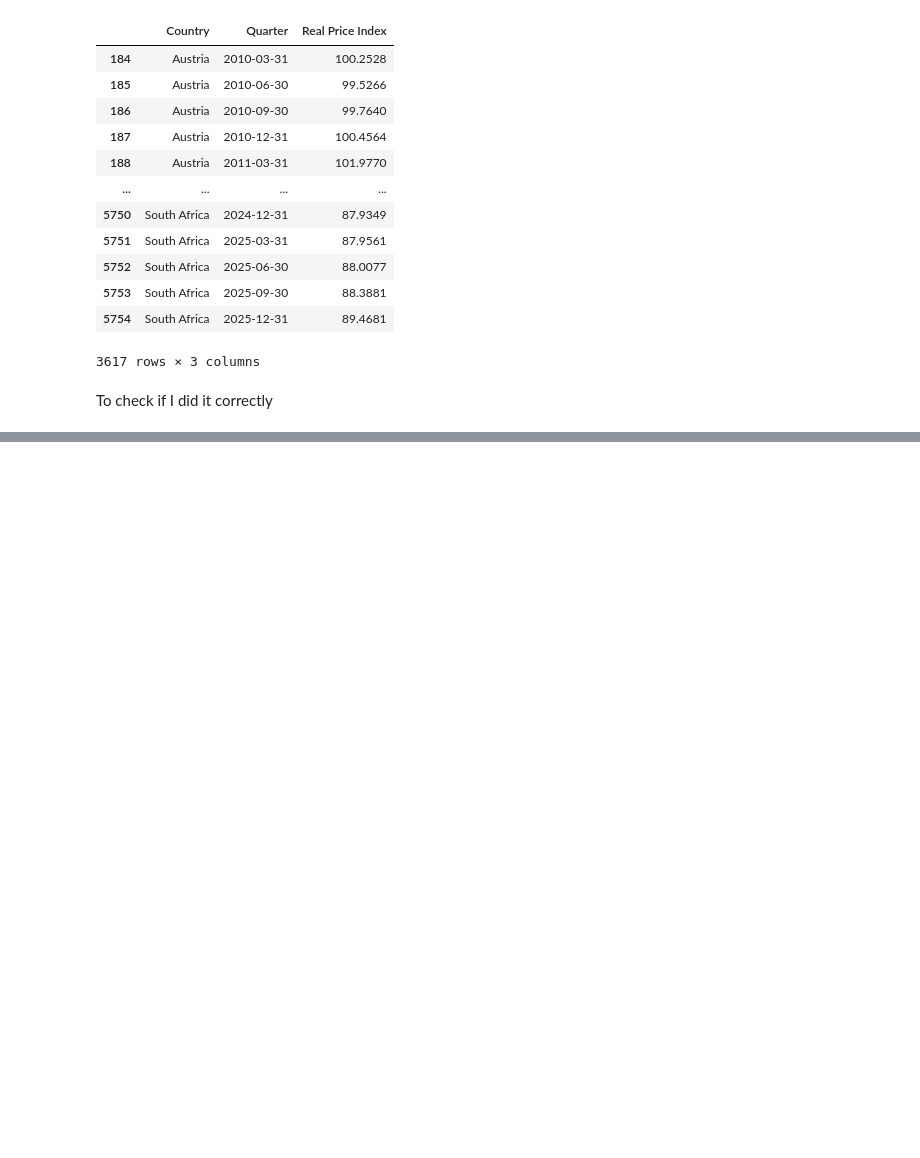
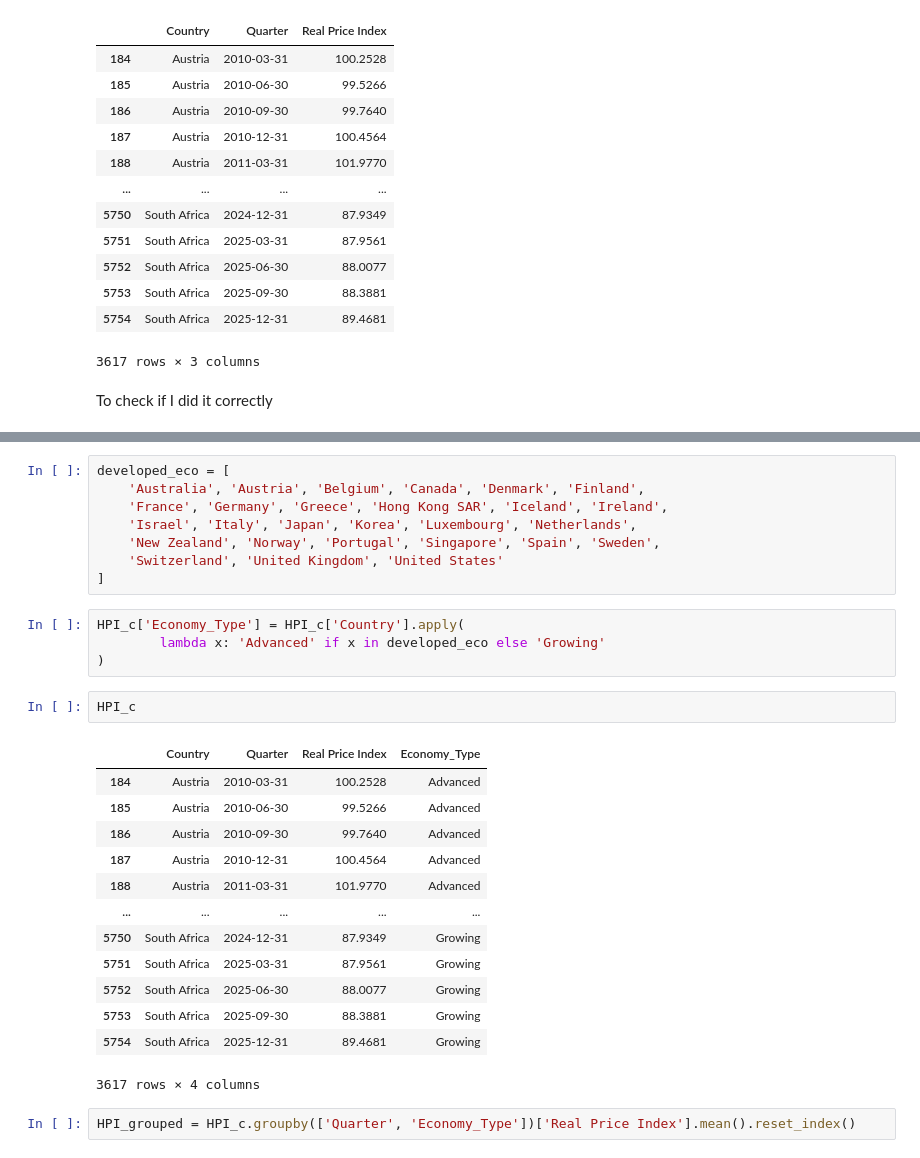
Before and after one commit to SiyanaVel19/Final_project_SU_2026, a Jupyter notebook: Project_housing_2.ipynb, the cells around one changed output, grey strips where cells are left out. Drawn from its saved outputs; the diff is of its cells as text; blank space fills up the shorter version.

```diff
--- a/Project_housing_2.ipynb
+++ b/Project_housing_2.ipynb
@@ -271,0 +302,30 @@ United States   2010-03-31          101.5333
+# %%
+developed_eco = [
+    'Australia', 'Austria', 'Belgium', 'Canada', 'Denmark', 'Finland',
+    'France', 'Germany', 'Greece', 'Hong Kong SAR', 'Iceland', 'Ireland',
+    'Israel', 'Italy', 'Japan', 'Korea', 'Luxembourg', 'Netherlands',
+    'New Zealand', 'Norway', 'Portugal', 'Singapore', 'Spain', 'Sweden',
+    'Switzerland', 'United Kingdom', 'United States'
+]
+# %%
+HPI_c['Economy_Type'] = HPI_c['Country'].apply(
+        lambda x: 'Advanced' if x in developed_eco else 'Growing'
+)
+# %%
+HPI_c
+# %% [output]
+|  | Country | Quarter | Real Price Index | Economy_Type |
+| 184 | Austria | 2010-03-31 | 100.2528 | Advanced |
+| 185 | Austria | 2010-06-30 | 99.5266 | Advanced |
+| 186 | Austria | 2010-09-30 | 99.7640 | Advanced |
+| 187 | Austria | 2010-12-31 | 100.4564 | Advanced |
+| 188 | Austria | 2011-03-31 | 101.9770 | Advanced |
+| ... | ... | ... | ... | ... |
+| 5750 | South Africa | 2024-12-31 | 87.9349 | Growing |
+| 5751 | South Africa | 2025-03-31 | 87.9561 | Growing |
+| 5752 | South Africa | 2025-06-30 | 88.0077 | Growing |
+| 5753 | South Africa | 2025-09-30 | 88.3881 | Growing |
+| 5754 | South Africa | 2025-12-31 | 89.4681 | Growing |
+3617 rows × 4 columns
+# %%
+HPI_grouped = HPI_c.groupby(['Quarter', 'Economy_Type'])['Real Price Index'].mean().reset_index()
```
Also changed, not shown: parts of 26 cells of this notebook, 1 other file.
